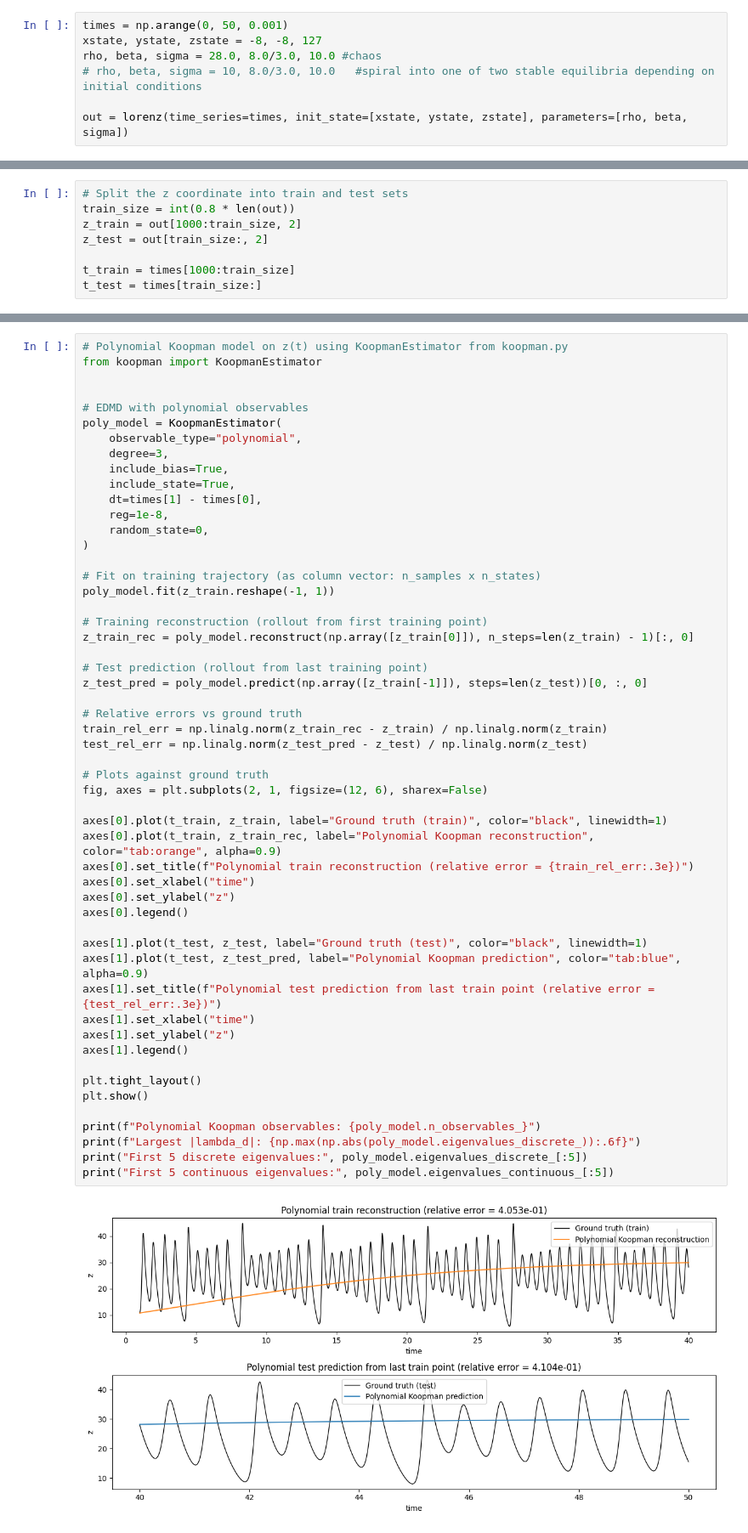
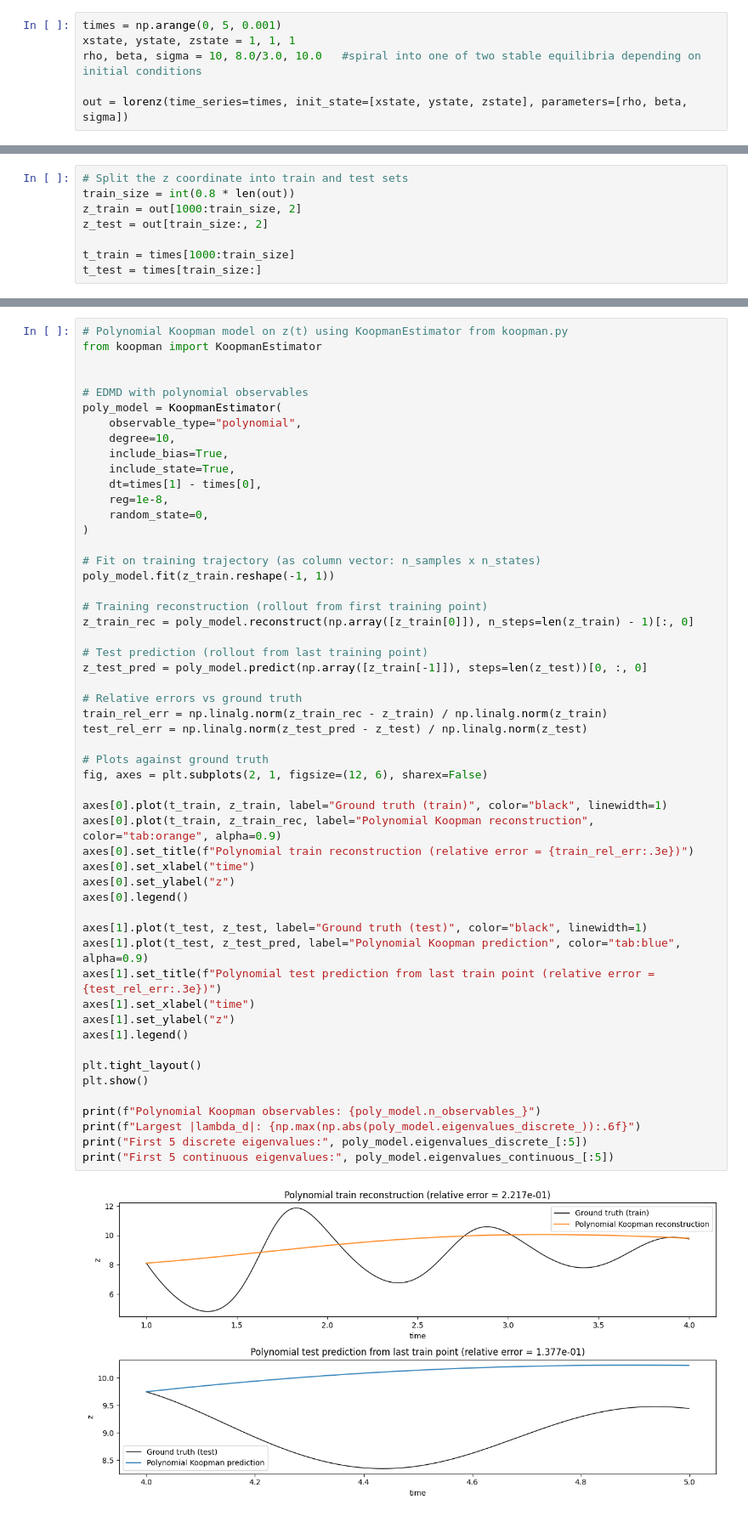
Before and after one commit to IPL-UV/dynamical_systems_course, a Jupyter notebook: koopman.ipynb, the cells around one changed output, grey strips where cells are left out. Shown at 85% size. Saved outputs shown, nothing was run; the diff lists cells and outputs as text.

```diff
--- a/koopman.ipynb
+++ b/koopman.ipynb
@@ -5,8 +116,7 @@ from matplotlib import pyplot as plt
 # %%
-times = np.arange(0, 50, 0.001)
-xstate, ystate, zstate = -8, -8, 127
-rho, beta, sigma = 28.0, 8.0/3.0, 10.0 #chaos
-# rho, beta, sigma = 10, 8.0/3.0, 10.0   #spiral into one of two stable equilibria depending on initial conditions
+times = np.arange(0, 5, 0.001)
+xstate, ystate, zstate = 1, 1, 1
+rho, beta, sigma = 10, 8.0/3.0, 10.0   #spiral into one of two stable equilibria depending on initial conditions
 
 out = lorenz(time_series=times, init_state=[xstate, ystate, zstate], parameters=[rho, beta, sigma])
 # %%
@@ -116,7 +226,7 @@ from koopman import KoopmanEstimator
 # EDMD with polynomial observables
 poly_model = KoopmanEstimator(
     observable_type="polynomial",
-    degree=3,
+    degree=10,
     include_bias=True,
     include_state=True,
     dt=times[1] - times[0],
@@ -135,31 +245,31 @@ z_test_pred = poly_model.predict(np.array([z_train[-1]]), steps=len(z_test))[0,
 
 # Relative errors vs ground truth
 train_rel_err = np.linalg.norm(z_train_rec - z_train) / np.linalg.norm(z_train)
 test_rel_err = np.linalg.norm(z_test_pred - z_test) / np.linalg.norm(z_test)
 
 # Plots against ground truth
 fig, axes = plt.subplots(2, 1, figsize=(12, 6), sharex=False)
 
 axes[0].plot(t_train, z_train, label="Ground truth (train)", color="black", linewidth=1)
 axes[0].plot(t_train, z_train_rec, label="Polynomial Koopman reconstruction", color="tab:orange", alpha=0.9)
 axes[0].set_title(f"Polynomial train reconstruction (relative error = {train_rel_err:.3e})")
 axes[0].set_xlabel("time")
 axes[0].set_ylabel("z")
 axes[0].legend()
 
 axes[1].plot(t_test, z_test, label="Ground truth (test)", color="black", linewidth=1)
 axes[1].plot(t_test, z_test_pred, label="Polynomial Koopman prediction", color="tab:blue", alpha=0.9)
 axes[1].set_title(f"Polynomial test prediction from last train point (relative error = {test_rel_err:.3e})")
 axes[1].set_xlabel("time")
 axes[1].set_ylabel("z")
 axes[1].legend()
 
 plt.tight_layout()
 plt.show()
 
 print(f"Polynomial Koopman observables: {poly_model.n_observables_}")
 print(f"Largest |lambda_d|: {np.max(np.abs(poly_model.eigenvalues_discrete_)):.6f}")
 print("First 5 discrete eigenvalues:", poly_model.eigenvalues_discrete_[:5])
 print("First 5 continuous eigenvalues:", poly_model.eigenvalues_continuous_[:5])
 # %% [output]
-[figure, old version]
+[figure, new version]
```
Also changed, not shown: parts of 6 cells of this notebook.
